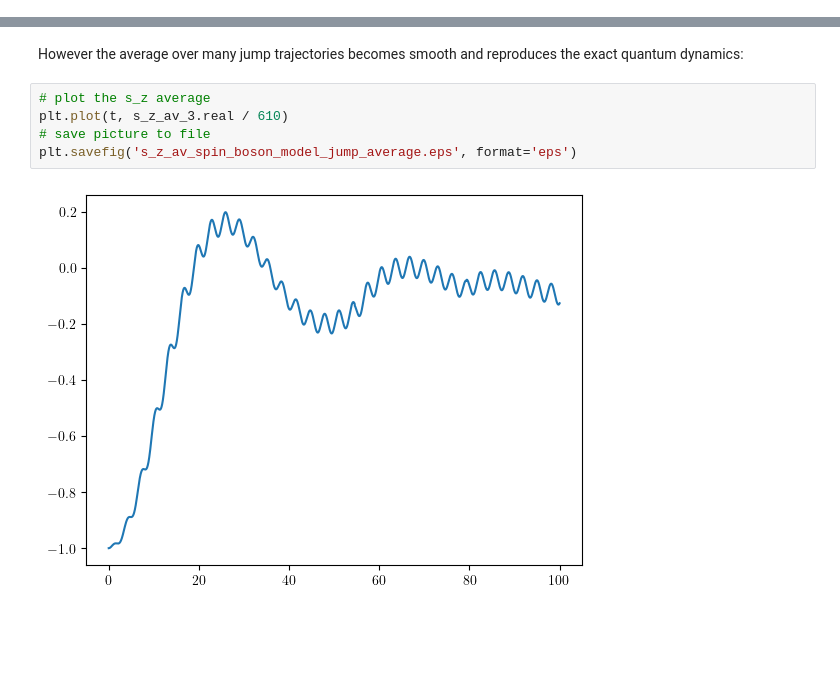
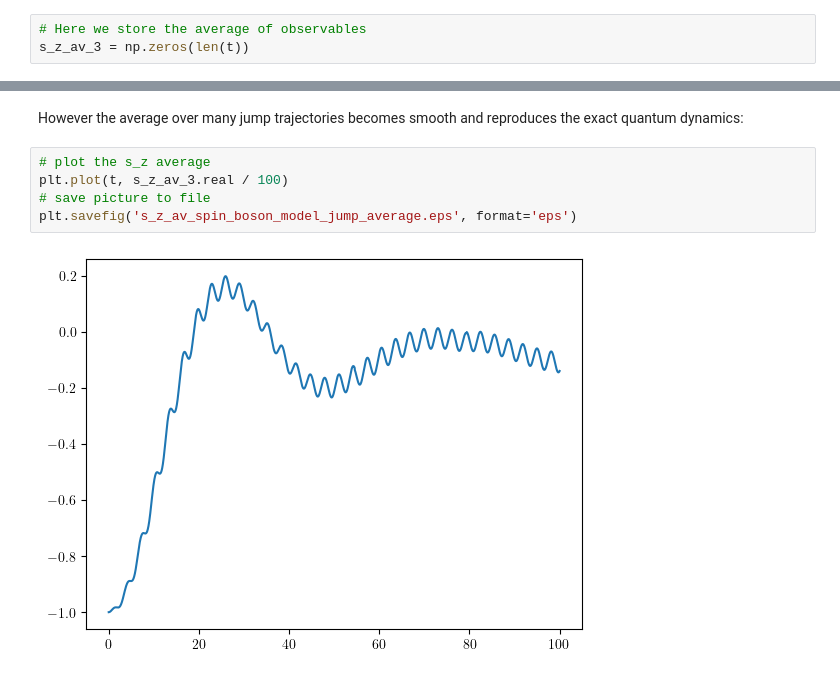
Before and after one commit to evgenii-poliakoff/lightcones, a Jupyter notebook: tutorials/quantum_jumps.ipynb, the cells around one changed output, grey strips where cells are left out. Cells and saved outputs as stored; diff of their text form; blank space fills up the shorter version.

```diff
--- a/tutorials/quantum_jumps.ipynb
+++ b/tutorials/quantum_jumps.ipynb
@@ -119,3 +119,6 @@ plt.savefig('s_z_av_spin_boson_model_jumpy.eps', format='eps')
+# %%
+# Here we store the average of observables
+s_z_av_3 = np.zeros(len(t))
 # %%
 
 # Now solve the same problem in the moving frame
@@ -190,8 +190,8 @@ for i in range(n_trajectories):
 However the average over many jump trajectories becomes smooth and reproduces the exact quantum dynamics:
 # %%
 # plot the s_z average
-plt.plot(t, s_z_av_3.real / 610)
+plt.plot(t, s_z_av_3.real / 100)
 # save picture to file
 plt.savefig('s_z_av_spin_boson_model_jump_average.eps', format='eps')
 # %% [output]
-[figure, old version]
+[figure, new version]
```
Also changed, not shown: parts of 4 cells of this notebook.
